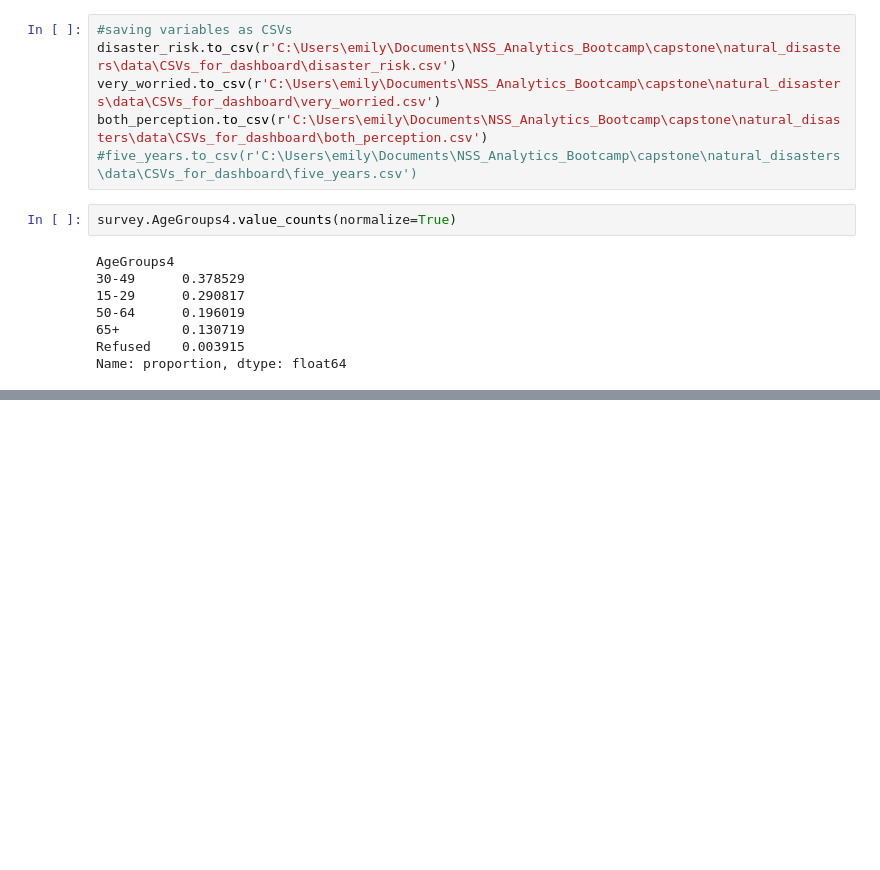
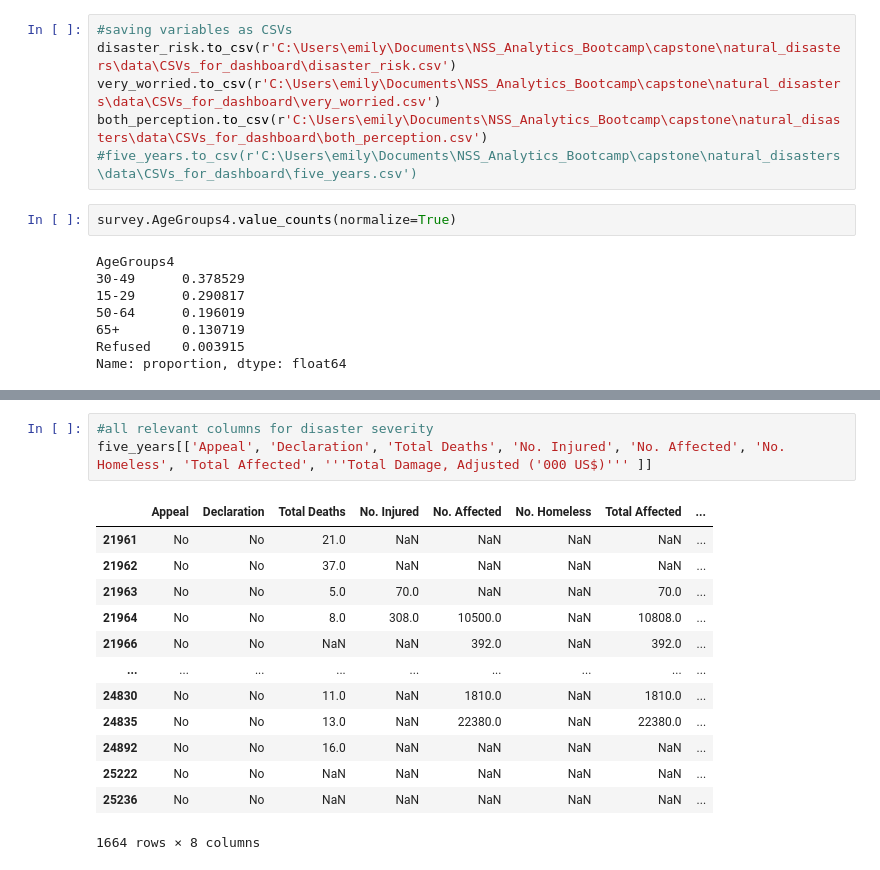
Before and after one commit to eemchadwick/natural_disasters, a Jupyter notebook: notebooks/natural disasters.ipynb, the cells around one changed output, grey strips where cells are left out. Saved outputs shown, nothing was run; the diff lists cells and outputs as text; blank space fills up the shorter version.

```diff
--- a/notebooks/natural disasters.ipynb
+++ b/notebooks/natural disasters.ipynb
@@ -2544,0 +2576,17 @@ Name: proportion, dtype: float64
+# %%
+#all relevant columns for disaster severity
+five_years[['Appeal', 'Declaration', 'Total Deaths', 'No. Injured', 'No. Affected', 'No. Homeless', 'Total Affected', '''Total Damage, Adjusted ('000 US$)''' ]]
+# %% [output]
+|  | Appeal | Declaration | Total Deaths | No. Injured | No. Affected | No. Homeless | Total Affected | ... |
+| 21961 | No | No | 21.0 | NaN | NaN | NaN | NaN | ... |
+| 21962 | No | No | 37.0 | NaN | NaN | NaN | NaN | ... |
+| 21963 | No | No | 5.0 | 70.0 | NaN | NaN | 70.0 | ... |
+| 21964 | No | No | 8.0 | 308.0 | 10500.0 | NaN | 10808.0 | ... |
+| 21966 | No | No | NaN | NaN | 392.0 | NaN | 392.0 | ... |
+| ... | ... | ... | ... | ... | ... | ... | ... | ... |
+| 24830 | No | No | 11.0 | NaN | 1810.0 | NaN | 1810.0 | ... |
+| 24835 | No | No | 13.0 | NaN | 22380.0 | NaN | 22380.0 | ... |
+| 24892 | No | No | 16.0 | NaN | NaN | NaN | NaN | ... |
+| 25222 | No | No | NaN | NaN | NaN | NaN | NaN | ... |
+| 25236 | No | No | NaN | NaN | NaN | NaN | NaN | ... |
+1664 rows × 8 columns
```
Also changed, not shown: parts of 13 cells of this notebook, 1 other file.
